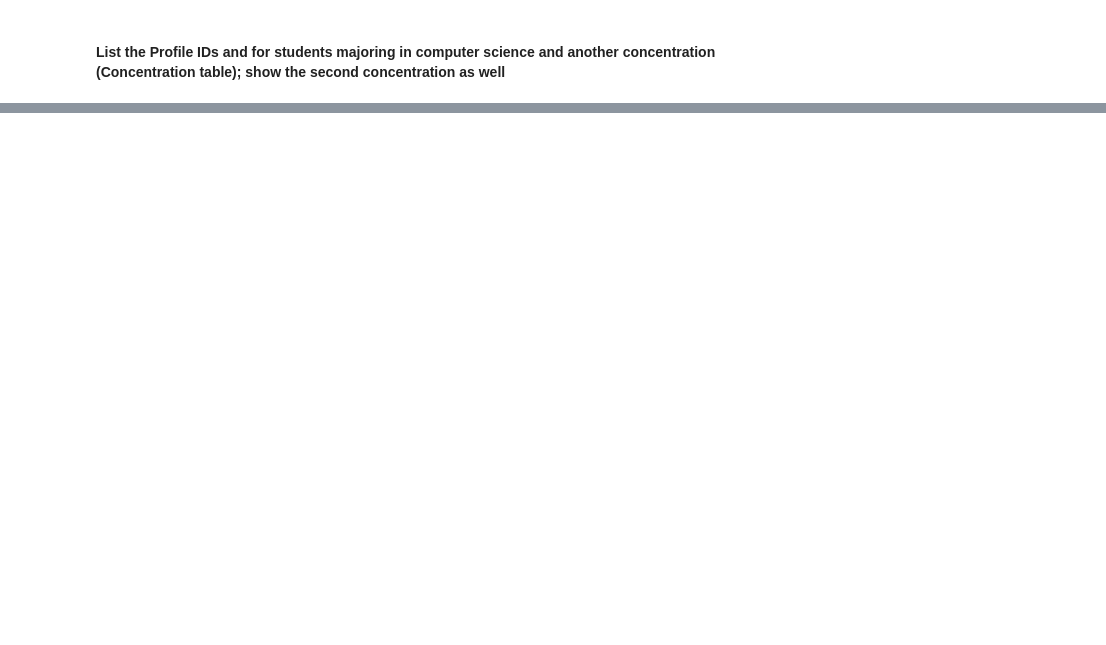
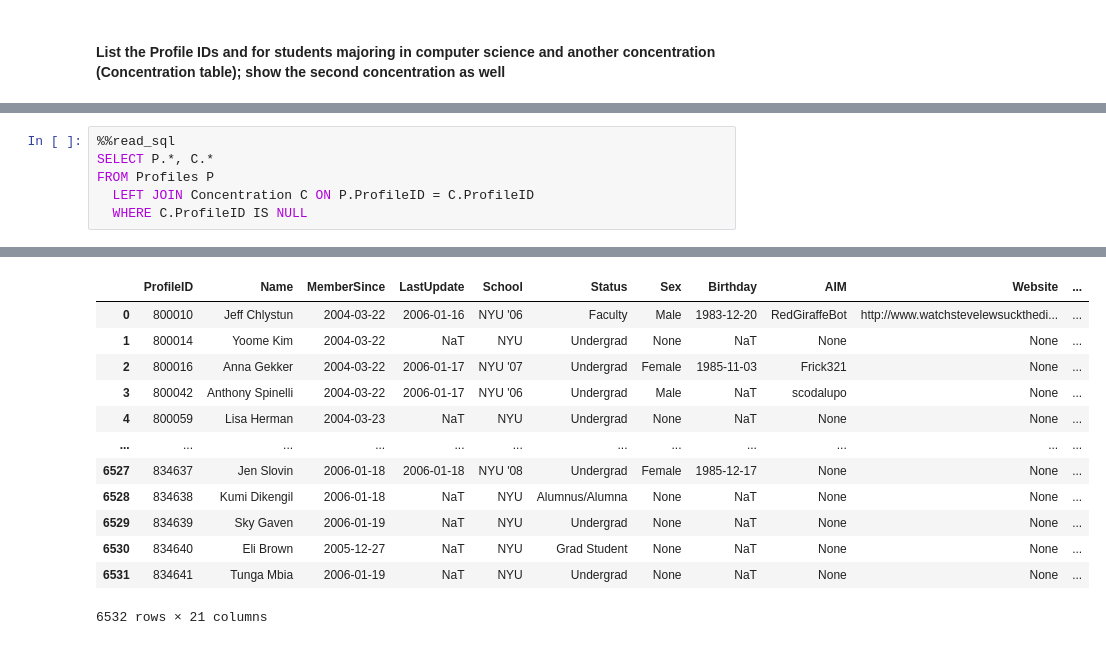
Before and after one commit to ipeirotis/introduction-to-databases, a Jupyter notebook: session4/C-Join_Queries.ipynb, the cells around one changed output, grey strips where cells are left out. Saved outputs shown, nothing was run; the diff lists cells and outputs as text; blank space fills up the shorter version.

```diff
--- a/session4/C-Join_Queries.ipynb
+++ b/session4/C-Join_Queries.ipynb
@@ -734,0 +844,7 @@ Query started at 10:45:11 PM UTC; Query executed in 0.05 m
+# %%
+%%read_sql
+SELECT P.*, C.*
+FROM Profiles P
+  LEFT JOIN Concentration C ON P.ProfileID = C.ProfileID
+  WHERE C.ProfileID IS NULL
+# %% [output]
@@ -734,0 +852,13 @@ Query started at 10:45:11 PM UTC; Query executed in 0.05 m
+|  | ProfileID | Name | MemberSince | LastUpdate | School | Status | Sex | Birthday | AIM | Website | ... |
+| 0 | 800010 | Jeff Chlystun | 2004-03-22 | 2006-01-16 | NYU '06 | Faculty | Male | 1983-12-20 | RedGiraffeBot | http://www.watchstevelewsuckthedi... | ... |
+| 1 | 800014 | Yoome Kim | 2004-03-22 | NaT | NYU | Undergrad | None | NaT | None | None | ... |
+| 2 | 800016 | Anna Gekker | 2004-03-22 | 2006-01-17 | NYU '07 | Undergrad | Female | 1985-11-03 | Frick321 | None | ... |
+| 3 | 800042 | Anthony Spinelli | 2004-03-22 | 2006-01-17 | NYU '06 | Undergrad | Male | NaT | scodalupo | None | ... |
+| 4 | 800059 | Lisa Herman | 2004-03-23 | NaT | NYU | Undergrad | None | NaT | None | None | ... |
+| ... | ... | ... | ... | ... | ... | ... | ... | ... | ... | ... | ... |
+| 6527 | 834637 | Jen Slovin | 2006-01-18 | 2006-01-18 | NYU '08 | Undergrad | Female | 1985-12-17 | None | None | ... |
+| 6528 | 834638 | Kumi Dikengil | 2006-01-18 | NaT | NYU | Alumnus/Alumna | None | NaT | None | None | ... |
+| 6529 | 834639 | Sky Gaven | 2006-01-19 | NaT | NYU | Undergrad | None | NaT | None | None | ... |
+| 6530 | 834640 | Eli Brown | 2005-12-27 | NaT | NYU | Grad Student | None | NaT | None | None | ... |
+| 6531 | 834641 | Tunga Mbia | 2006-01-19 | NaT | NYU | Undergrad | None | NaT | None | None | ... |
+6532 rows × 21 columns
```
Also changed, not shown: parts of 45 cells of this notebook.
